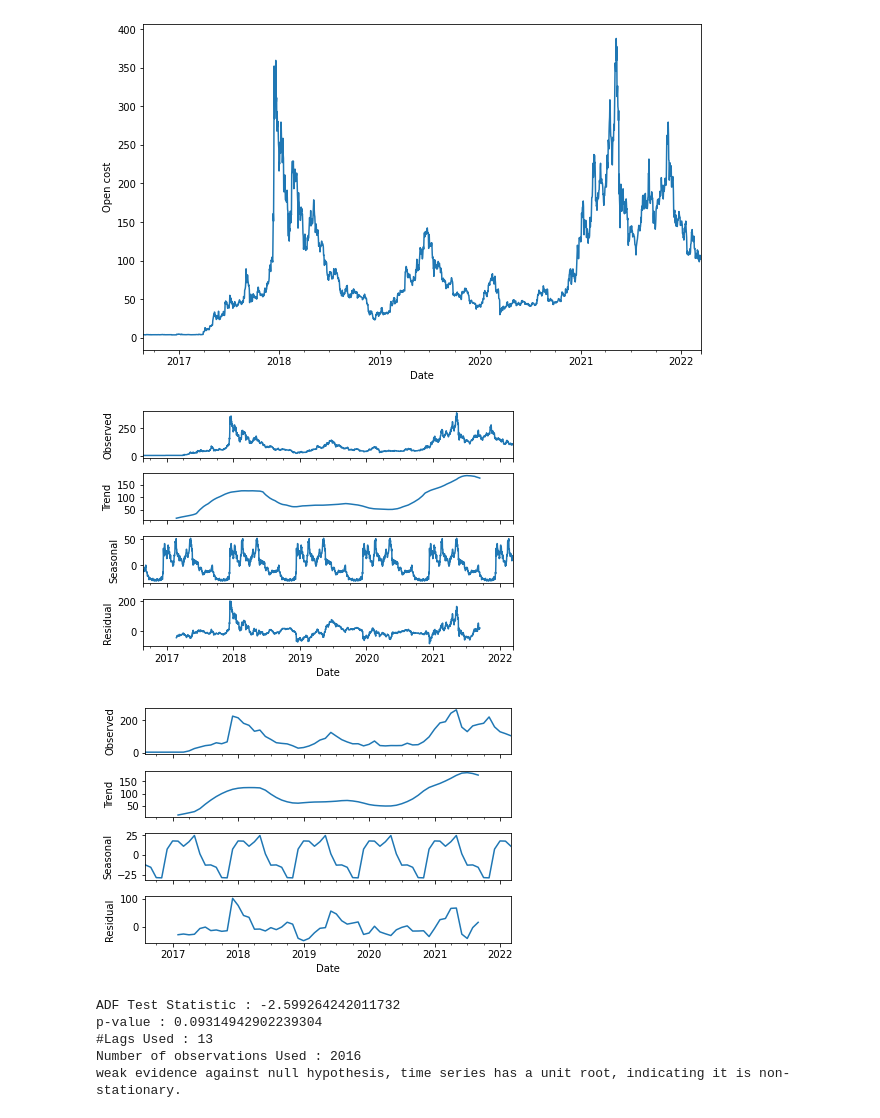
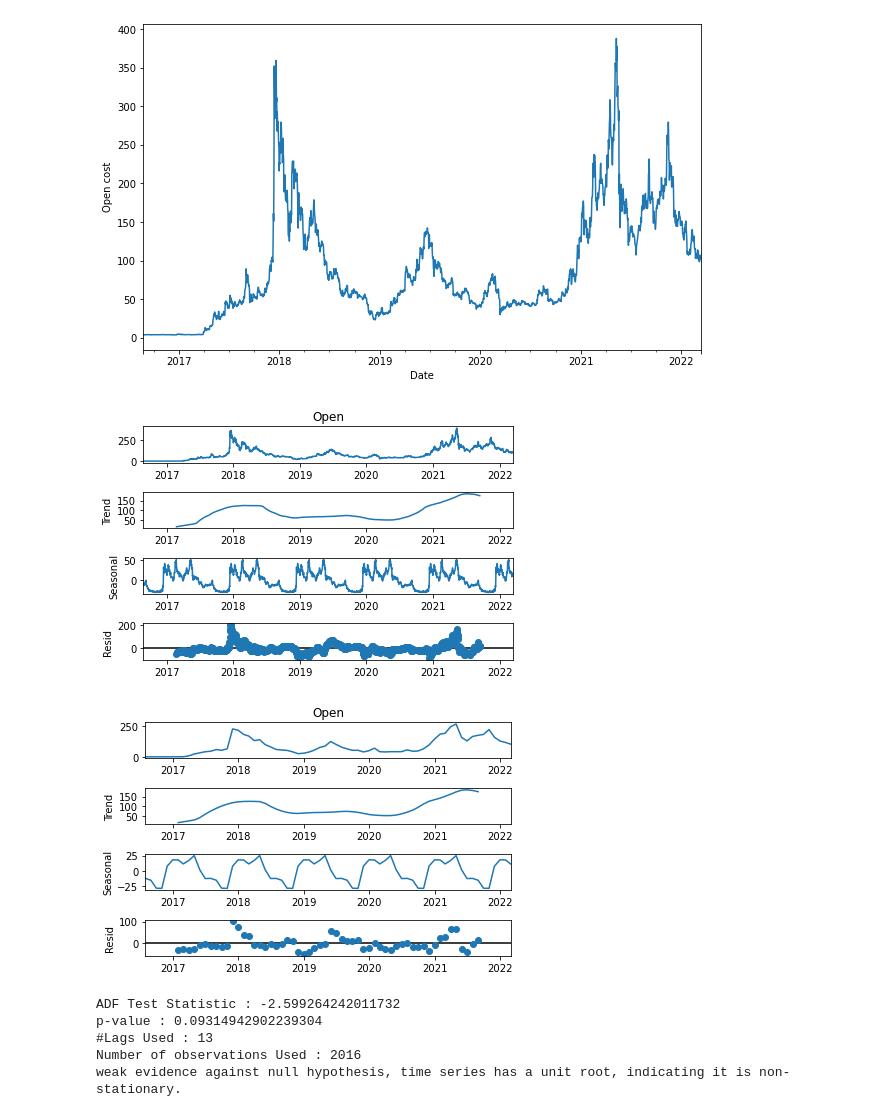
Before and after one commit to VarunK1505/Cryptocurrency-Prediction-With-Sentiment-Analysis, a Jupyter notebook: notebooks/LitecoinForecasting.ipynb, the cells around one changed output. Cells and saved outputs as stored; diff of their text form; code cells hidden in the pictures.

```diff
--- a/notebooks/LitecoinForecasting.ipynb
+++ b/notebooks/LitecoinForecasting.ipynb
@@ -5,7 +7,8 @@ import matplotlib.pyplot as plt
 import seaborn as sns
 import datetime
 # %%
-df = pd.read_csv('/content/drive/MyDrive/CSE1015_ML/Project/Litecoin Historical Data - Investing.com India.csv', parse_dates=[0], index_col=0)
+# df = pd.read_csv('/content/drive/MyDrive/CSE1015_ML/Project/Litecoin Historical Data - Investing.com India.csv', parse_dates=[0], index_col=0)
+df = pd.read_csv('../datasets/litecoin_data.csv.csv', parse_dates=[0], index_col=0)
 df.head()
 # %% [output]
 |  | Price | Open | High | Low | Vol. | Change % |
@@ -188,17 +190,17 @@ Text(0, 0.5, 'Open cost')
 # %%
 from statsmodels.tsa.seasonal import seasonal_decompose
 # %%
-decomposition = seasonal_decompose(df['Open'], model='additive', freq=365)
+decomposition = seasonal_decompose(df['Open'], model='additive', period=365)
 fig = decomposition.plot()
 plt.show()
 # %% [output]
-[figure, old version]
+[figure, new version]
 # %%
 decomposition = seasonal_decompose(monthly_df, model='additive')
 fig = decomposition.plot()
 plt.show()
 # %% [output]
-[figure, old version]
+[figure, new version]
 # %%
 from statsmodels.tsa.stattools import adfuller
 # %%
```
Also changed, not shown: parts of 30 cells of this notebook, 14 other files.
